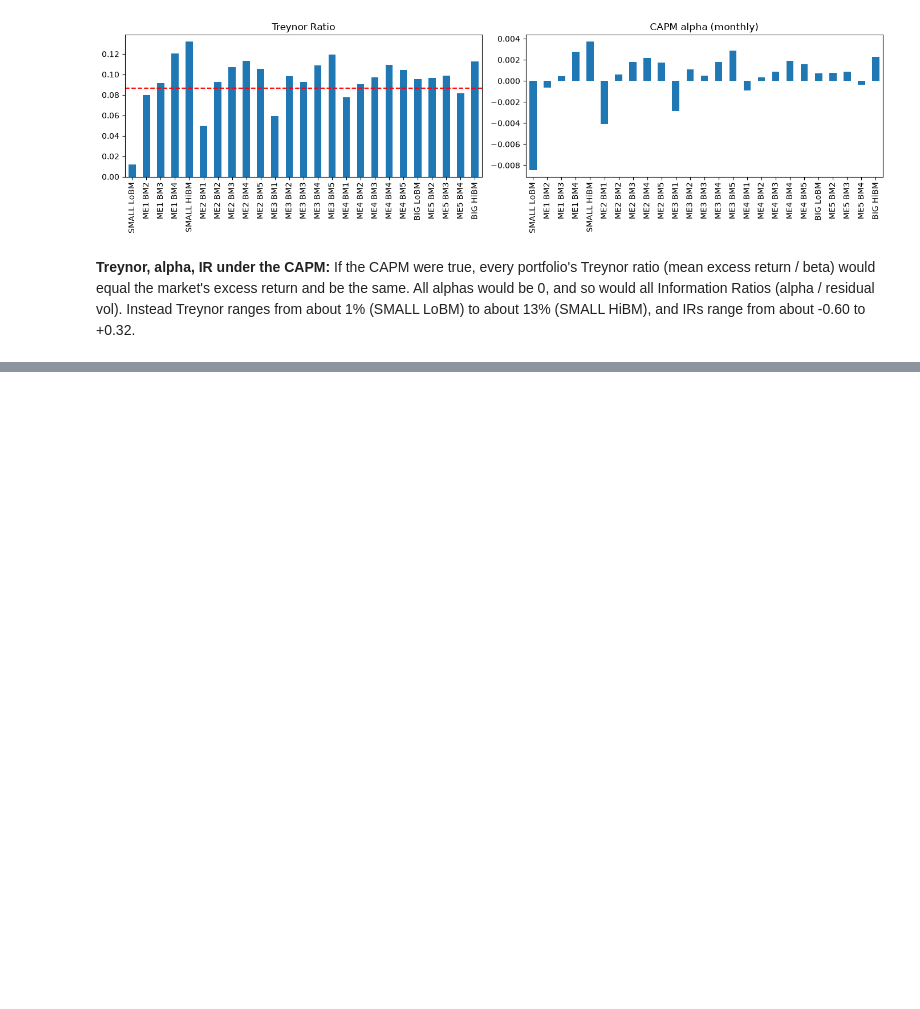
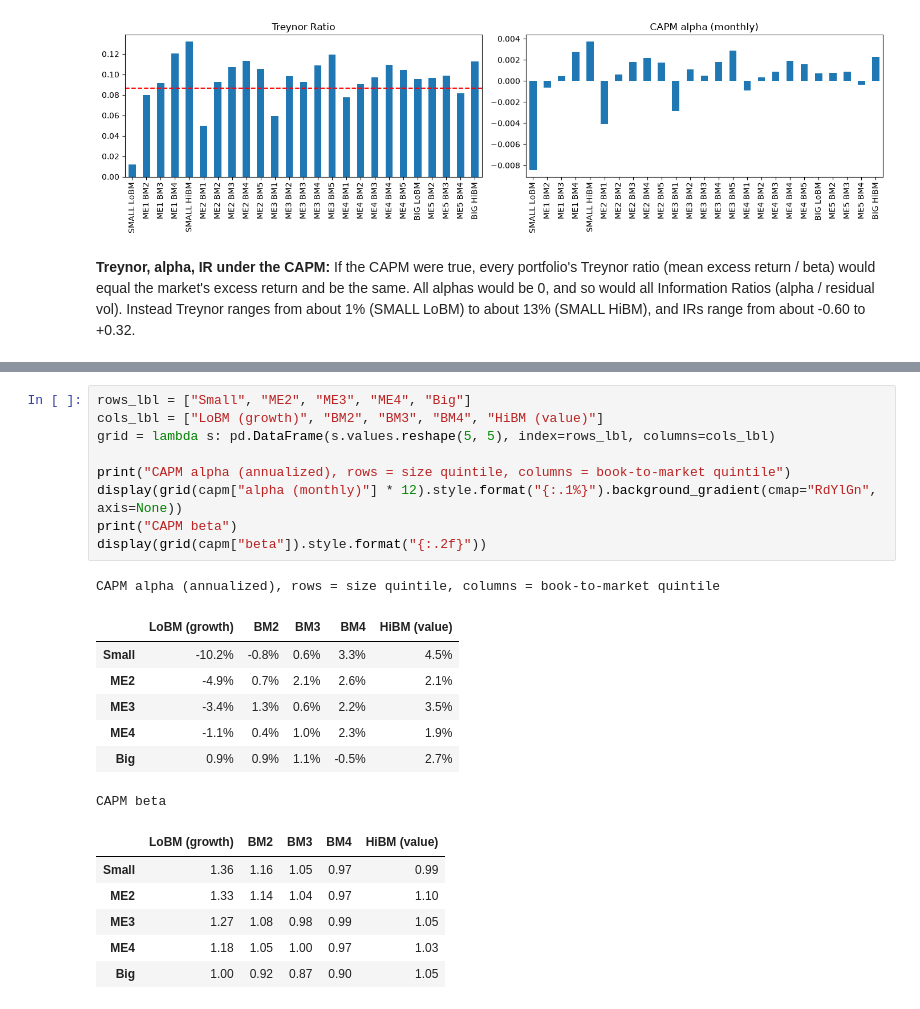
Before and after one commit to Brendon-Wang/finm-36700portfolio, a Jupyter notebook: hw4_dfa/dfa_factor_investing.ipynb, the cells around one changed output, grey strips where cells are left out. Saved outputs shown, nothing was run; the diff lists cells and outputs as text; blank space fills up the shorter version.

```diff
--- a/hw4_dfa/dfa_factor_investing.ipynb
+++ b/hw4_dfa/dfa_factor_investing.ipynb
@@ -207,0 +269,24 @@ Treynor ratio: mean 0.0938, std 0.0250 (market's own Treynor = mkt ann. mean = 0
+# %%
+rows_lbl = ["Small", "ME2", "ME3", "ME4", "Big"]
+cols_lbl = ["LoBM (growth)", "BM2", "BM3", "BM4", "HiBM (value)"]
+grid = lambda s: pd.DataFrame(s.values.reshape(5, 5), index=rows_lbl, columns=cols_lbl)
+
+print("CAPM alpha (annualized), rows = size quintile, columns = book-to-market quintile")
+display(grid(capm["alpha (monthly)"] * 12).style.format("{:.1%}").background_gradient(cmap="RdYlGn", axis=None))
+print("CAPM beta")
+display(grid(capm["beta"]).style.format("{:.2f}"))
+# %% [output]
+CAPM alpha (annualized), rows = size quintile, columns = book-to-market quintile
+|  | LoBM (growth) | BM2 | BM3 | BM4 | HiBM (value) |
+| Small | -10.2% | -0.8% | 0.6% | 3.3% | 4.5% |
+| ME2 | -4.9% | 0.7% | 2.1% | 2.6% | 2.1% |
+| ME3 | -3.4% | 1.3% | 0.6% | 2.2% | 3.5% |
+| ME4 | -1.1% | 0.4% | 1.0% | 2.3% | 1.9% |
+| Big | 0.9% | 0.9% | 1.1% | -0.5% | 2.7% |
+CAPM beta
+|  | LoBM (growth) | BM2 | BM3 | BM4 | HiBM (value) |
+| Small | 1.36 | 1.16 | 1.05 | 0.97 | 0.99 |
+| ME2 | 1.33 | 1.14 | 1.04 | 0.97 | 1.10 |
+| ME3 | 1.27 | 1.08 | 0.98 | 0.99 | 1.05 |
+| ME4 | 1.18 | 1.05 | 1.00 | 0.97 | 1.03 |
+| Big | 1.00 | 0.92 | 0.87 | 0.90 | 1.05 |
```
Also changed, not shown: parts of 11 cells of this notebook, 2 other files.
